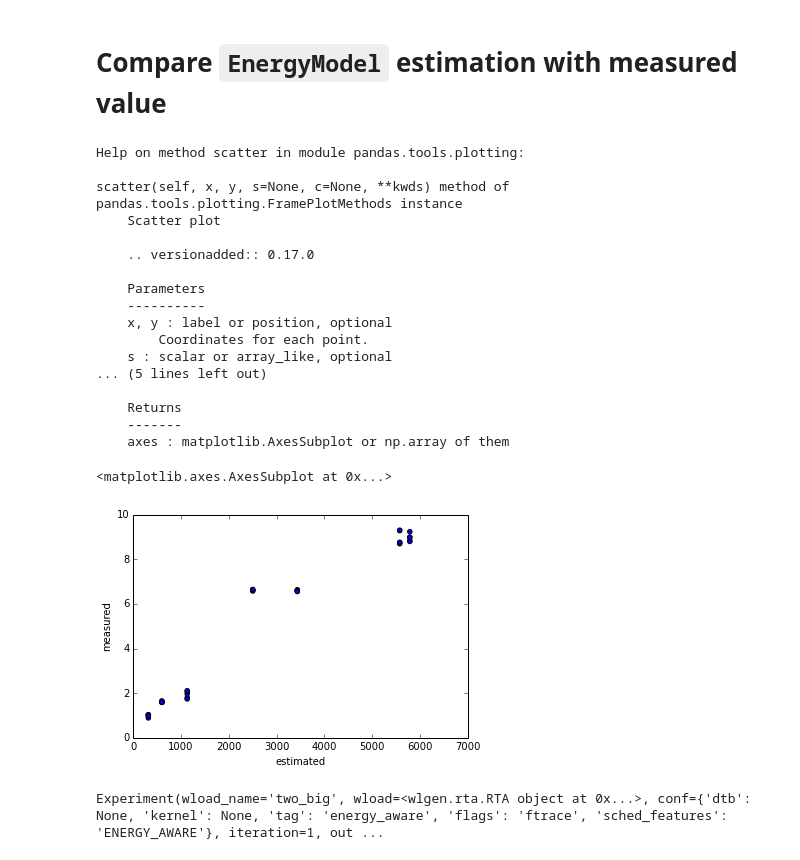
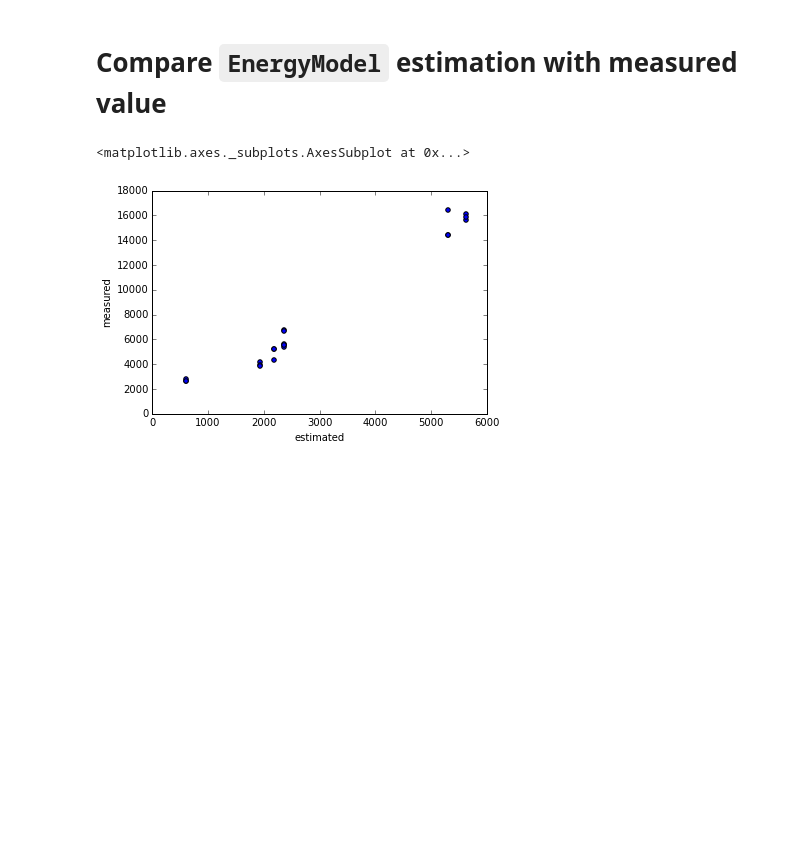
Before and after one commit to bjackman/lisa, a Jupyter notebook: ipynb/Energy_Model_Eval.ipynb, the cells around one changed output. Saved outputs shown, nothing was run; the diff lists cells and outputs as text; code cells hidden in the pictures; blank space fills up the shorter version.

Commit message:
Update energy model evaluation notebook

```diff
--- a/ipynb/Energy_Model_Eval.ipynb
+++ b/ipynb/Energy_Model_Eval.ipynb
@@ -24,8 +34,2 @@ This will probalby take ages
 # %%
 scs = EnergyModelTest.__subclasses__()
-# %%
-tests = []
-for cls in scs:
-    t = cls()
-    t.setUpClass()
-    tests.append(t)
@@ -183,8 +36,21 @@ I did this with `hwmon`. Not sure if the output format is the same for other met
 # %%
-measured_data = []
-for exp in all_experiments:
-    json_path = os.path.join(exp.out_dir, "energy.json")
-    with open(json_path) as f:
-        energy = json.load(f)
-    measured_data.append(sum(energy.values()))
+tests = []
+all_experiments = []
+measured_energy = []
+est_energy = []
+
+for cls in scs:
+    cls.setUpClass()
+    t = cls()
+    tests.append(t)
+    for exp in t.executor.experiments:
+        all_experiments.append(exp)
+        json_path = os.path.join(exp.out_dir, "energy.json")
+        with open(json_path) as f:
+            energy = json.load(f)
+        energy = sum(energy.values())
+        measured_energy.append(energy)
+
+        est_power = t.get_power_df(t.executor.experiments[0])['power']
+        est_energy.append(area_under_curve(est_power))
 # %% [output]
@@ -303,30 +204,8 @@ Maximum estimated system energy: 1725
 # %% [markdown]
 # Compare `EnergyModel` estimation with measured value
 # %%
-df = pd.DataFrame({'measured': measured_data, 'estimated': est_data}, columns=['measured', 'estimated'])
-help(df.plot.scatter)
+df = pd.DataFrame({'measured': measured_energy, 'estimated': est_energy}, columns=['measured', 'estimated'])
 df.plot.scatter(x='estimated', y='measured')
 # %% [output]
-Help on method scatter in module pandas.tools.plotting:
-
-scatter(self, x, y, s=None, c=None, **kwds) method of pandas.tools.plotting.FramePlotMethods instance
-    Scatter plot
-
-    .. versionadded:: 0.17.0
-
-    Parameters
-    ----------
-    x, y : label or position, optional
-        Coordinates for each point.
-    s : scalar or array_like, optional
-... (5 lines left out)
-
-    Returns
-    -------
-    axes : matplotlib.AxesSubplot or np.array of them
+<matplotlib.axes._subplots.AxesSubplot at 0x...>
-<matplotlib.axes.AxesSubplot at 0x...>
-[figure, old version]
+[figure, new version]
-# %%
-all_experiments[10]
-# %% [output]
-Experiment(wload_name='two_big', wload=<wlgen.rta.RTA object at 0x...>, conf={'dtb': None, 'kernel': None, 'tag': 'energy_aware', 'flags': 'ftrace', 'sched_features': 'ENERGY_AWARE'}, iteration=1, out ...
```
Also changed, not shown: parts of 14 cells of this notebook.
